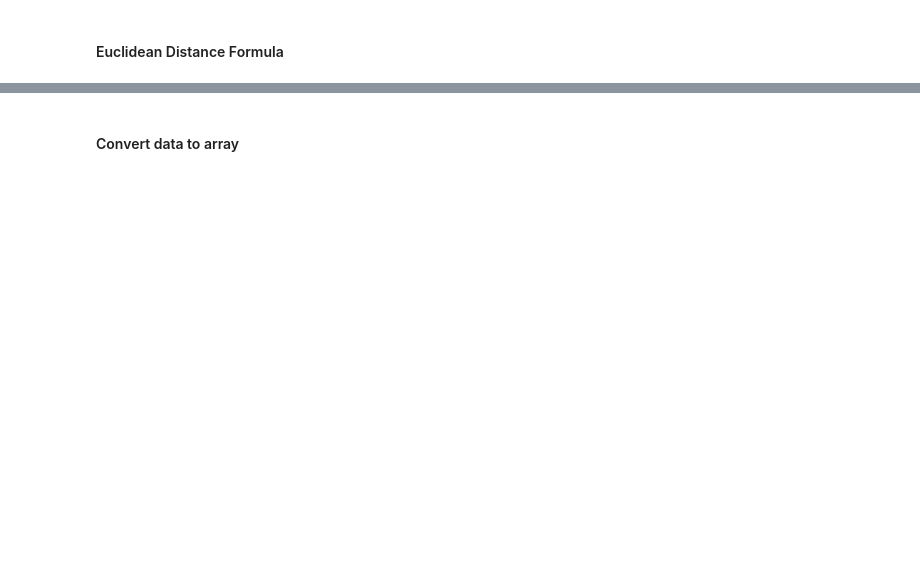
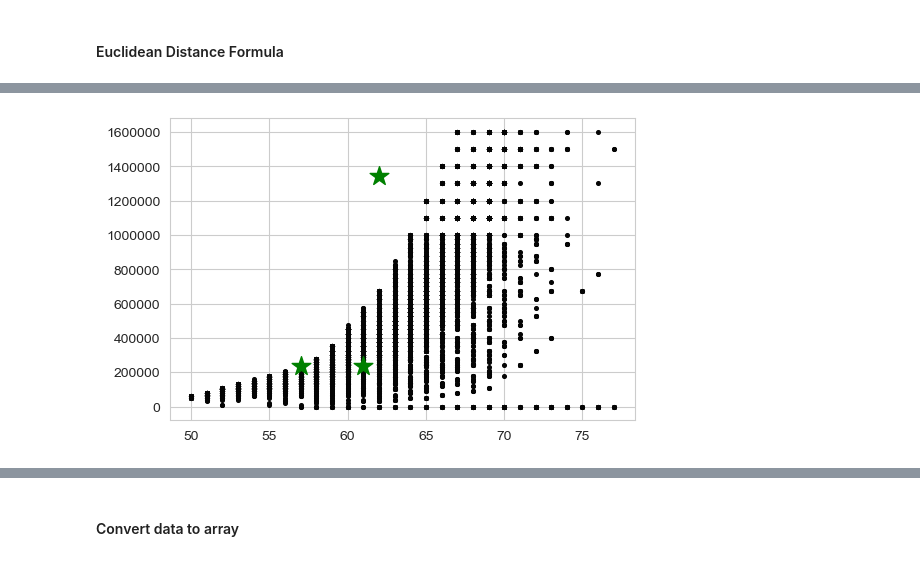
Before and after one commit to evanezent/ML-Project, a Jupyter notebook: Clustering/Clustering.ipynb, the cells around one changed output, grey strips where cells are left out. Cells and saved outputs as stored; diff of their text form; code cells hidden in the pictures; blank space fills up the shorter version.

```diff
--- a/Clustering/Clustering.ipynb
+++ b/Clustering/Clustering.ipynb
@@ -264,0 +289,4 @@ def euclideanDistance(data, centroids, ax=1):
+# %%
+cen2, new2 = newKmeans(k,newData2.copy(), label3,label4)
+# %% [output]
+[figure, added]
```
Also changed, not shown: parts of 37 cells of this notebook, 1 other file.
